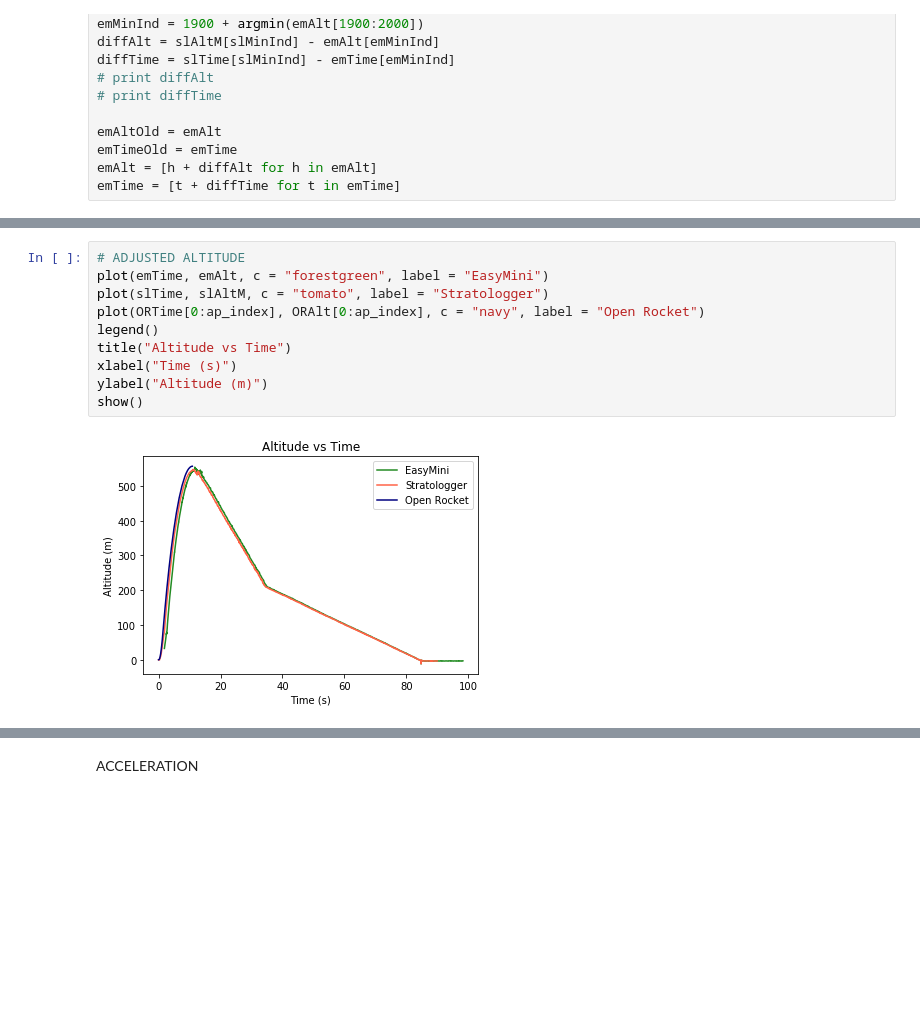
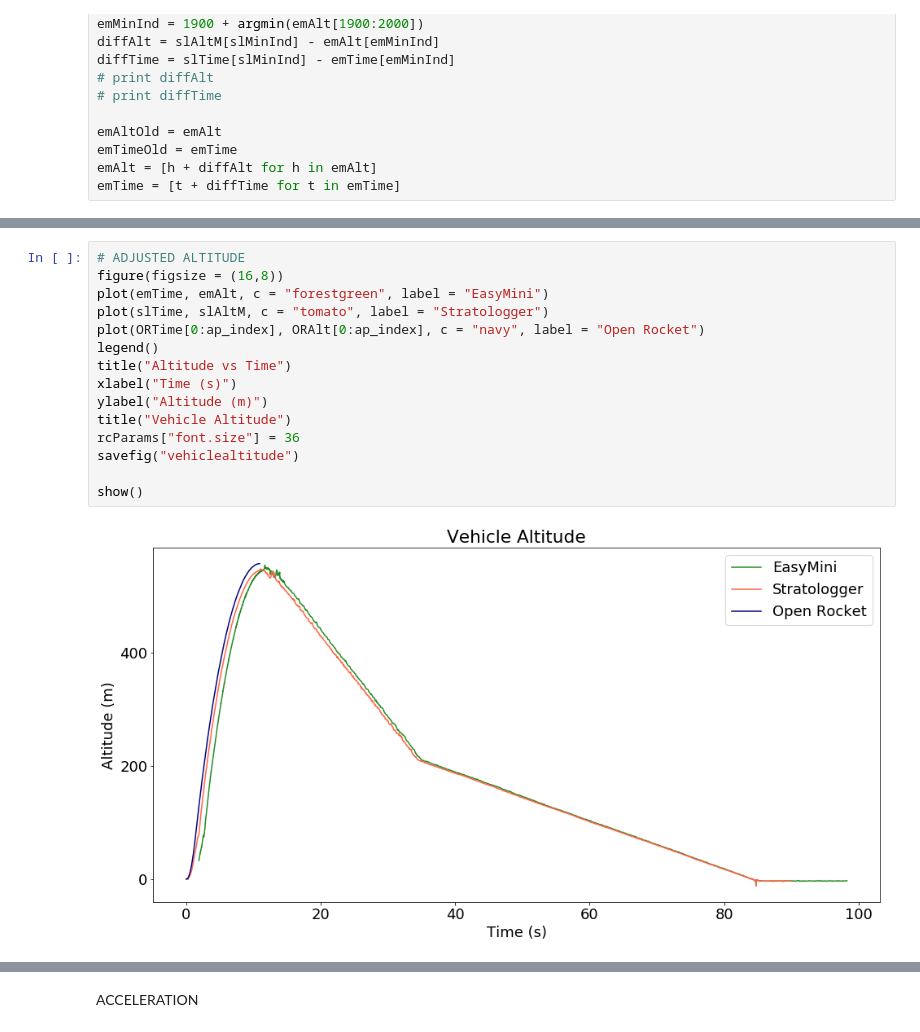
Before and after one commit to DuncanBark/Data_Analysis, a Jupyter notebook: TMHAltClean.ipynb, the cells around one changed output, grey strips where cells are left out. Cells and saved outputs as stored; diff of their text form; blank space fills up the shorter version.

```diff
--- a/TMHAltClean.ipynb
+++ b/TMHAltClean.ipynb
@@ -90,16 +87,21 @@ Apogee at
 11.71
 # %%
 # ADJUSTED ALTITUDE
+figure(figsize = (16,8))
 plot(emTime, emAlt, c = "forestgreen", label = "EasyMini")
 plot(slTime, slAltM, c = "tomato", label = "Stratologger")
 plot(ORTime[0:ap_index], ORAlt[0:ap_index], c = "navy", label = "Open Rocket")
 legend()
 title("Altitude vs Time")
 xlabel("Time (s)")
 ylabel("Altitude (m)")
+title("Vehicle Altitude")
+rcParams["font.size"] = 36
+savefig("vehiclealtitude")
+
 show()
 # %% [output]
-[figure, old version]
+[figure, new version]
 # %%
 # VELOCITY
 emVel = [0.0] + [dx / dt for dx, dt in zip(diff(emAlt), diff(emTime))]
```
Also changed, not shown: parts of 8 cells of this notebook, 6 other files.
